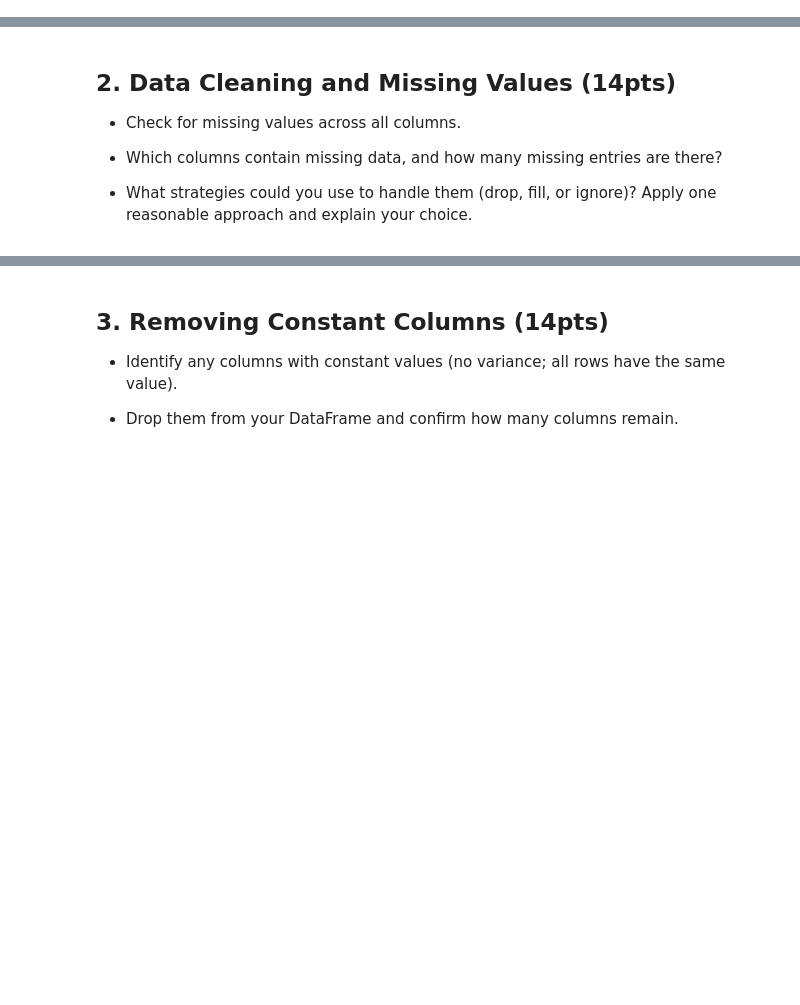
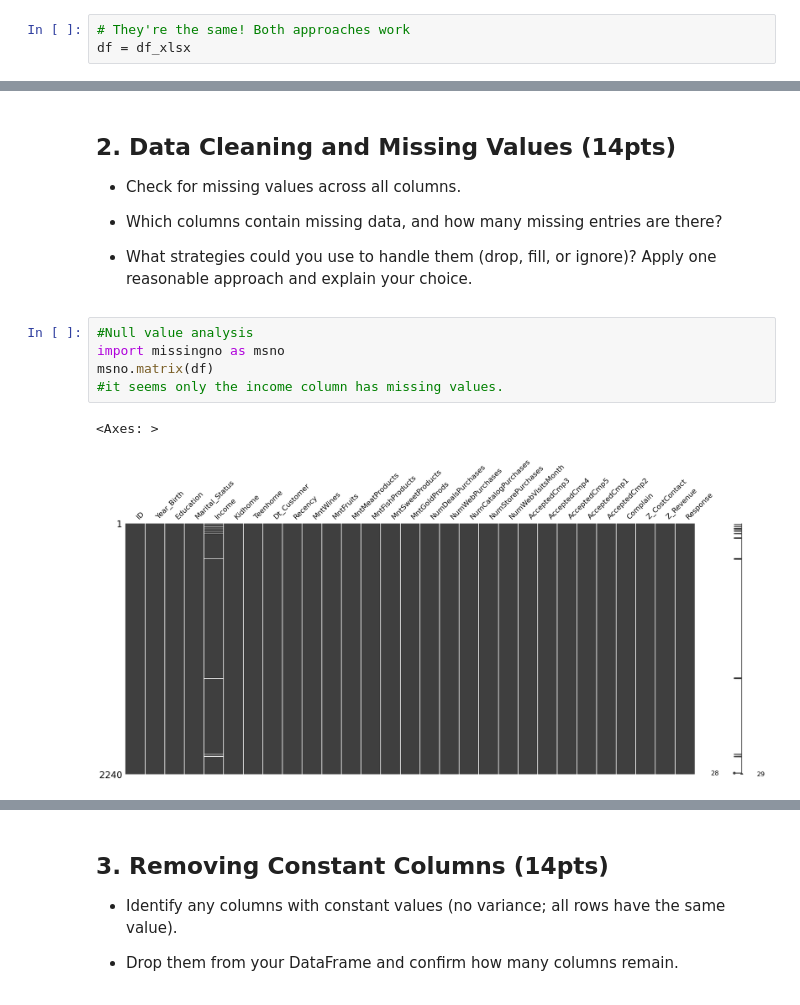
Before and after one commit to Data-Analytics-with-Python/individual-assignment-i-rayoen0, a Jupyter notebook: Assignment_Notebook_1.ipynb, the cells around one changed output, grey strips where cells are left out. Saved outputs shown, nothing was run; the diff lists cells and outputs as text; blank space fills up the shorter version.

```diff
--- a/Assignment_Notebook_1.ipynb
+++ b/Assignment_Notebook_1.ipynb
@@ -54,0 +65,3 @@ Resolving deltas: 100% (5/5), done.
+# %%
+# They're the same! Both approaches work
+df = df_xlsx
@@ -60,3 +107,11 @@ Resolving deltas: 100% (5/5), done.
 * Which columns contain missing data, and how many missing entries are there?
 
 * What strategies could you use to handle them (drop, fill, or ignore)? Apply one reasonable approach and explain your choice.
+# %%
+#Null value analysis
+import missingno as msno
+msno.matrix(df)
+#it seems only the income column has missing values.
+# %% [output]
+<Axes: >
+[figure, added]
```
Also changed, not shown: parts of 10 cells of this notebook.
